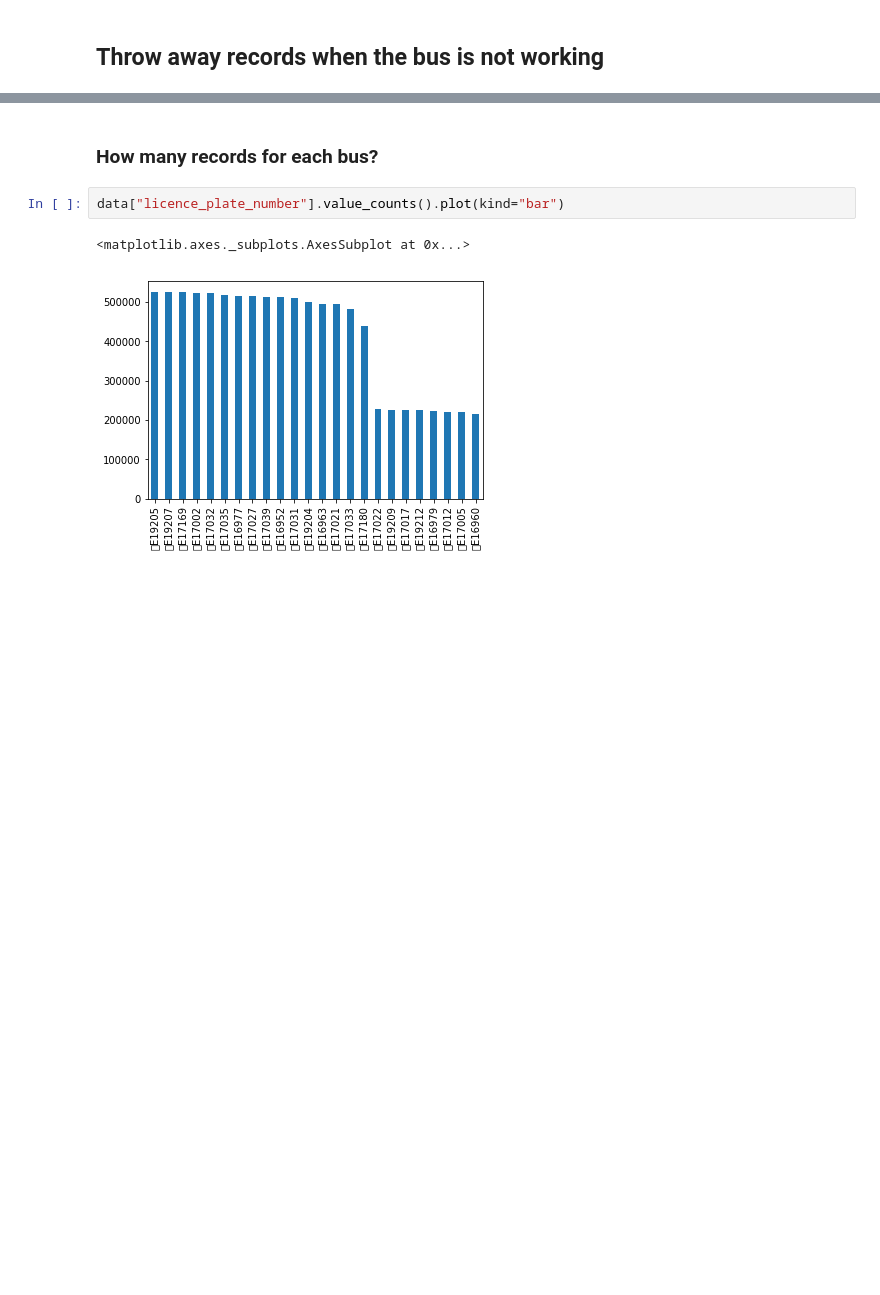
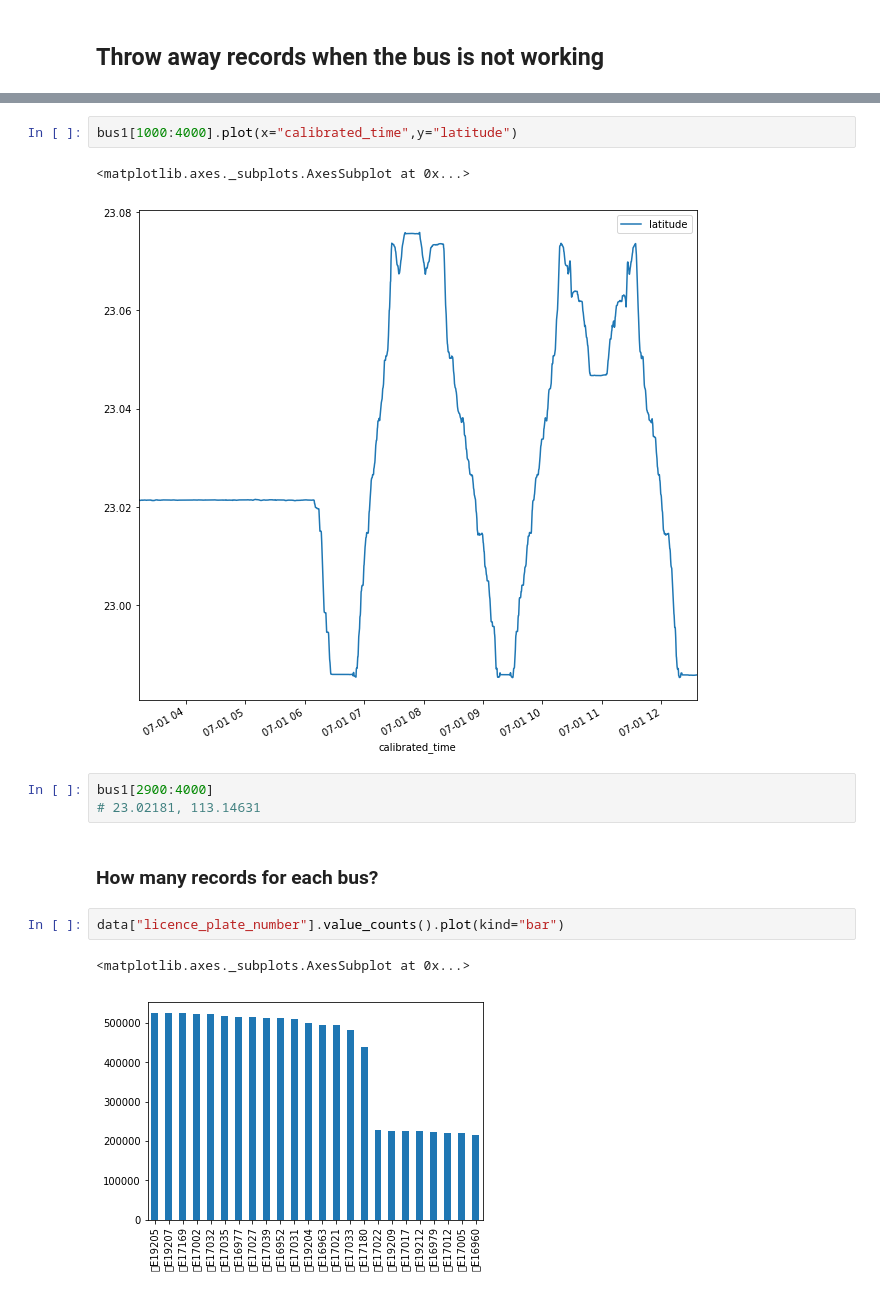
Before and after one commit to chenkf/SI699, a Jupyter notebook: EDA.ipynb, the cells around one changed output, grey strips where cells are left out. Cells and saved outputs as stored; diff of their text form; blank space fills up the shorter version.

```diff
--- a/EDA.ipynb
+++ b/EDA.ipynb
@@ -160,3 +218,11 @@ data.plot(x="calibrated_time",y="longitude")
+# %%
+bus1[1000:4000].plot(x="calibrated_time",y="latitude")
+# %% [output]
+<matplotlib.axes._subplots.AxesSubplot at 0x...>
+[figure, added]
+# %%
+bus1[2900:4000]
+# 23.02181, 113.14631
 # %% [markdown]
 ### How many records for each bus?
 # %%
```
Also changed, not shown: parts of 31 cells of this notebook, 3 other files.
